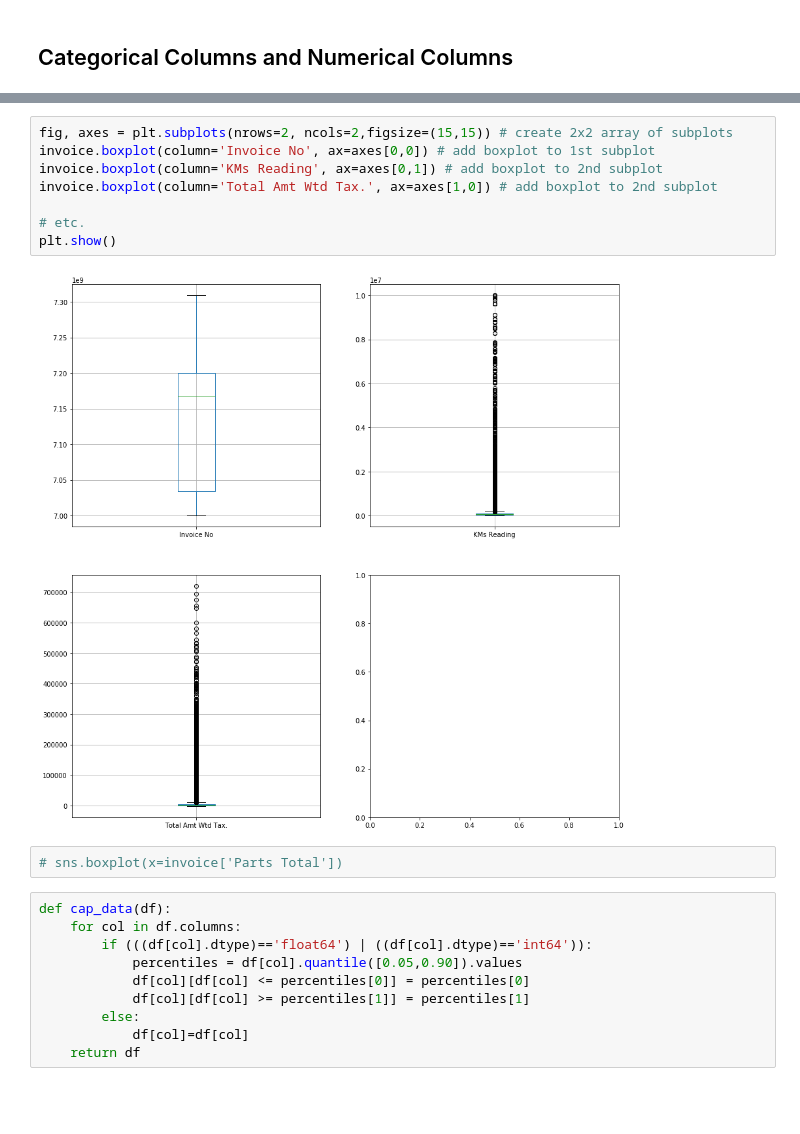
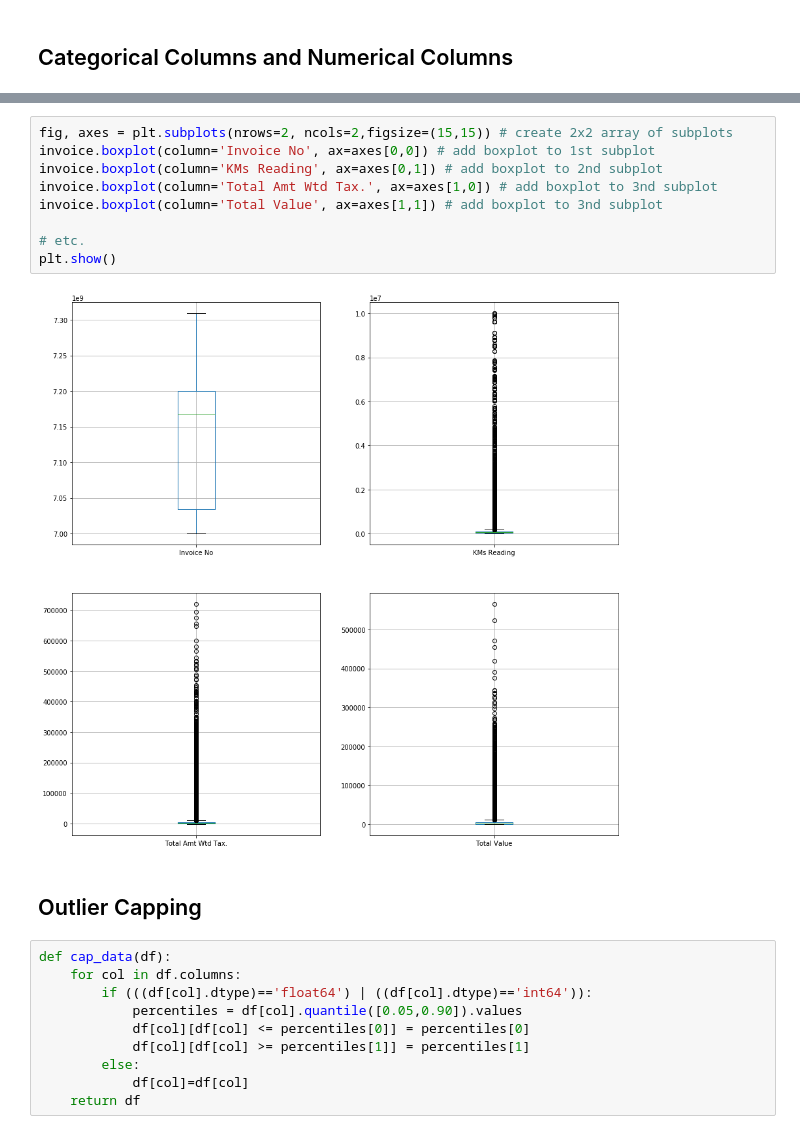
Before and after one commit to Manasipotade/Capstone-Project, a Jupyter notebook: MFC.ipynb, the cells around one changed output, grey strips where cells are left out. Drawn from its saved outputs; the diff is of its cells as text; blank space fills up the shorter version.

```diff
--- a/MFC.ipynb
+++ b/MFC.ipynb
@@ -219,15 +243,16 @@ Categorical Columns ['Fuel Type', 'License Plate Number', 'Vehicle Model']
 # %%
 fig, axes = plt.subplots(nrows=2, ncols=2,figsize=(15,15)) # create 2x2 array of subplots
 invoice.boxplot(column='Invoice No', ax=axes[0,0]) # add boxplot to 1st subplot
 invoice.boxplot(column='KMs Reading', ax=axes[0,1]) # add boxplot to 2nd subplot
-invoice.boxplot(column='Total Amt Wtd Tax.', ax=axes[1,0]) # add boxplot to 2nd subplot
+invoice.boxplot(column='Total Amt Wtd Tax.', ax=axes[1,0]) # add boxplot to 3nd subplot
+invoice.boxplot(column='Total Value', ax=axes[1,1]) # add boxplot to 3nd subplot
 
 # etc.
 plt.show()
 # %% [output]
-[figure, old version]
+[figure, new version]
-# %%
-# sns.boxplot(x=invoice['Parts Total'])
+# %% [markdown]
+## Outlier Capping
 # %%
 def cap_data(df):
     for col in df.columns:
```
Also changed, not shown: parts of 58 cells of this notebook.
